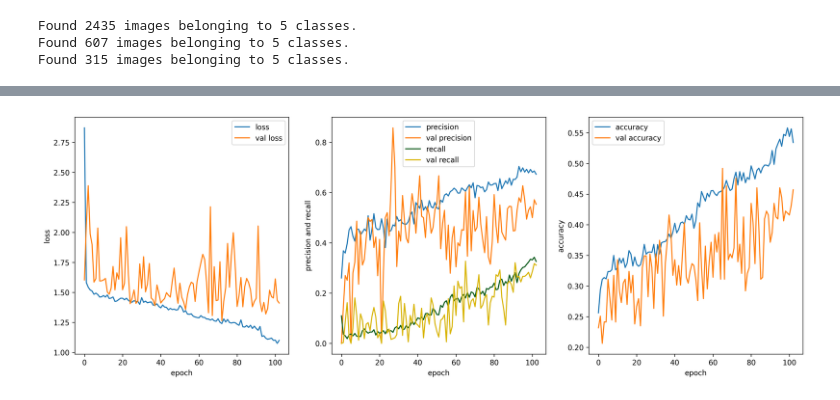
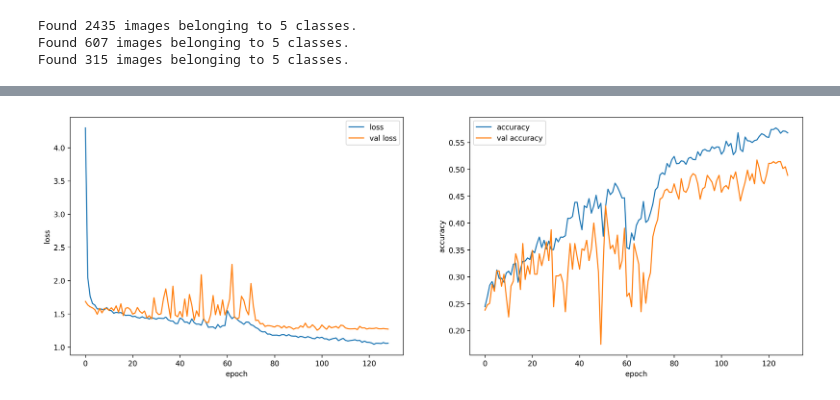
Before and after one commit to ashen007/Identify-Diseases-in-Crops-leaf, a Jupyter notebook: models/cassava_model_VGGNet_exp.ipynb, the cells around one changed output, grey strips where cells are left out. Drawn from its saved outputs; the diff is of its cells as text; code cells hidden in the pictures.

```diff
--- a/models/cassava_model_VGGNet_exp.ipynb
+++ b/models/cassava_model_VGGNet_exp.ipynb
@@ -138,13 +144,13 @@ reduce_lr = ReduceLROnPlateau(monitor='val_loss',
                               factor=0.1,
                               patience=20)
 
-best_checkpoint = ModelCheckpoint(filepath='checkpoints/cassava_VGGNet_3.hdf5',
+best_checkpoint = ModelCheckpoint(filepath='checkpoints/cassava_VGGNet_4.hdf5',
                                   monitor='val_loss',
                                   save_best_only=True)
 # %%
 cassava_model.compile(optimizer=Adam(),
                       loss=categorical_crossentropy,
-                      metrics=['accuracy', Recall(), Precision()])
+                      metrics=['accuracy'])
 # %%
 cassava_history = cassava_model.fit(train_data,
                                     batch_size=32,
@@ -172,23 +178,23 @@ Epoch 103/500
 # %%
-figure, axes = plt.subplots(nrows=1, ncols=3, figsize=[18, 6], dpi=300)
+figure, axes = plt.subplots(nrows=1, ncols=2, figsize=[18, 6], dpi=300)
 axes = axes.ravel()
 epochs = list(range(len(cassava_history.history['loss'])))
 
 sns.lineplot(x=epochs, y=cassava_history.history['loss'], ax=axes[0], label='loss')
 sns.lineplot(x=epochs, y=cassava_history.history['val_loss'], ax=axes[0], label='val loss')
-sns.lineplot(x=epochs, y=cassava_history.history['precision_1'], ax=axes[1], label='precision')
-sns.lineplot(x=epochs, y=cassava_history.history['val_precision_1'], ax=axes[1], label='val precision')
-sns.lineplot(x=epochs, y=cassava_history.history['recall_1'], color='#025918', ax=axes[1], label='recall')
-sns.lineplot(x=epochs, y=cassava_history.history['val_recall_1'], color='#D9B504', ax=axes[1], label='val recall')
-sns.lineplot(x=epochs, y=cassava_history.history['accuracy'], ax=axes[2], label='accuracy')
-sns.lineplot(x=epochs, y=cassava_history.history['val_accuracy'], ax=axes[2], label='val accuracy')
+# sns.lineplot(x=epochs, y=cassava_history.history['precision'], ax=axes[1], label='precision')
+# sns.lineplot(x=epochs, y=cassava_history.history['val_precision'], ax=axes[1], label='val precision')
+# sns.lineplot(x=epochs, y=cassava_history.history['recall'], color='#025918', ax=axes[1], label='recall')
+# sns.lineplot(x=epochs, y=cassava_history.history['val_recall'], color='#D9B504', ax=axes[1], label='val recall')
+sns.lineplot(x=epochs, y=cassava_history.history['accuracy'], ax=axes[1], label='accuracy')
+sns.lineplot(x=epochs, y=cassava_history.history['val_accuracy'], ax=axes[1], label='val accuracy')
 axes[0].set_xlabel('epoch')
 axes[0].set_ylabel('loss')
+# axes[1].set_xlabel('epoch')
+# axes[1].set_ylabel('precision and recall')
 axes[1].set_xlabel('epoch')
-axes[1].set_ylabel('precision and recall')
-axes[2].set_xlabel('epoch')
-axes[2].set_ylabel('accuracy')
-plt.savefig('VGGNet_base_conv_train_history_cassava_2.png')
+axes[1].set_ylabel('accuracy')
+plt.savefig('VGGNet_base_conv_train_history_cassava_4.png')
 plt.show()
 # %% [output]
-[figure, old version]
+[figure, new version]
```
Also changed, not shown: parts of 3 cells of this notebook, 9 other files.
